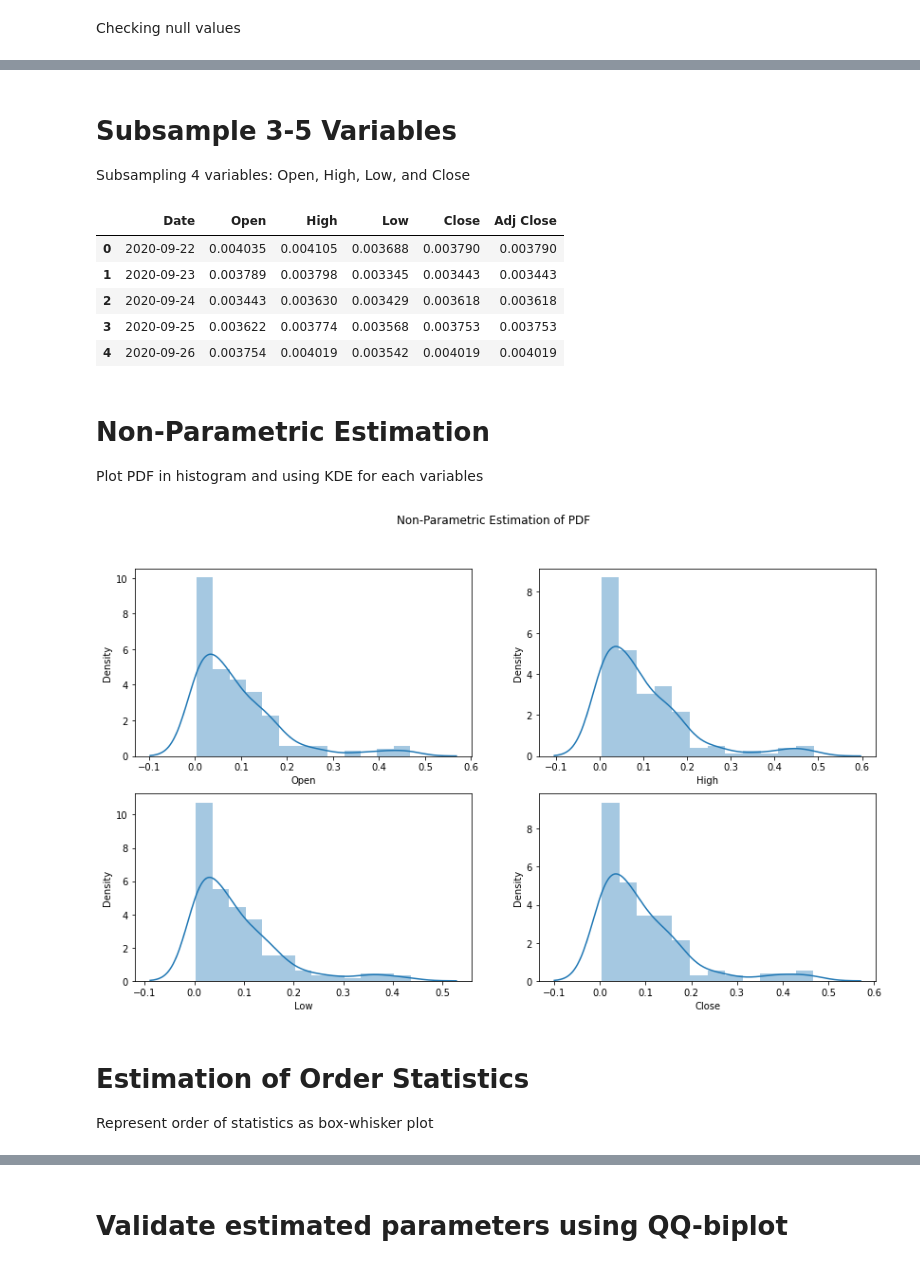
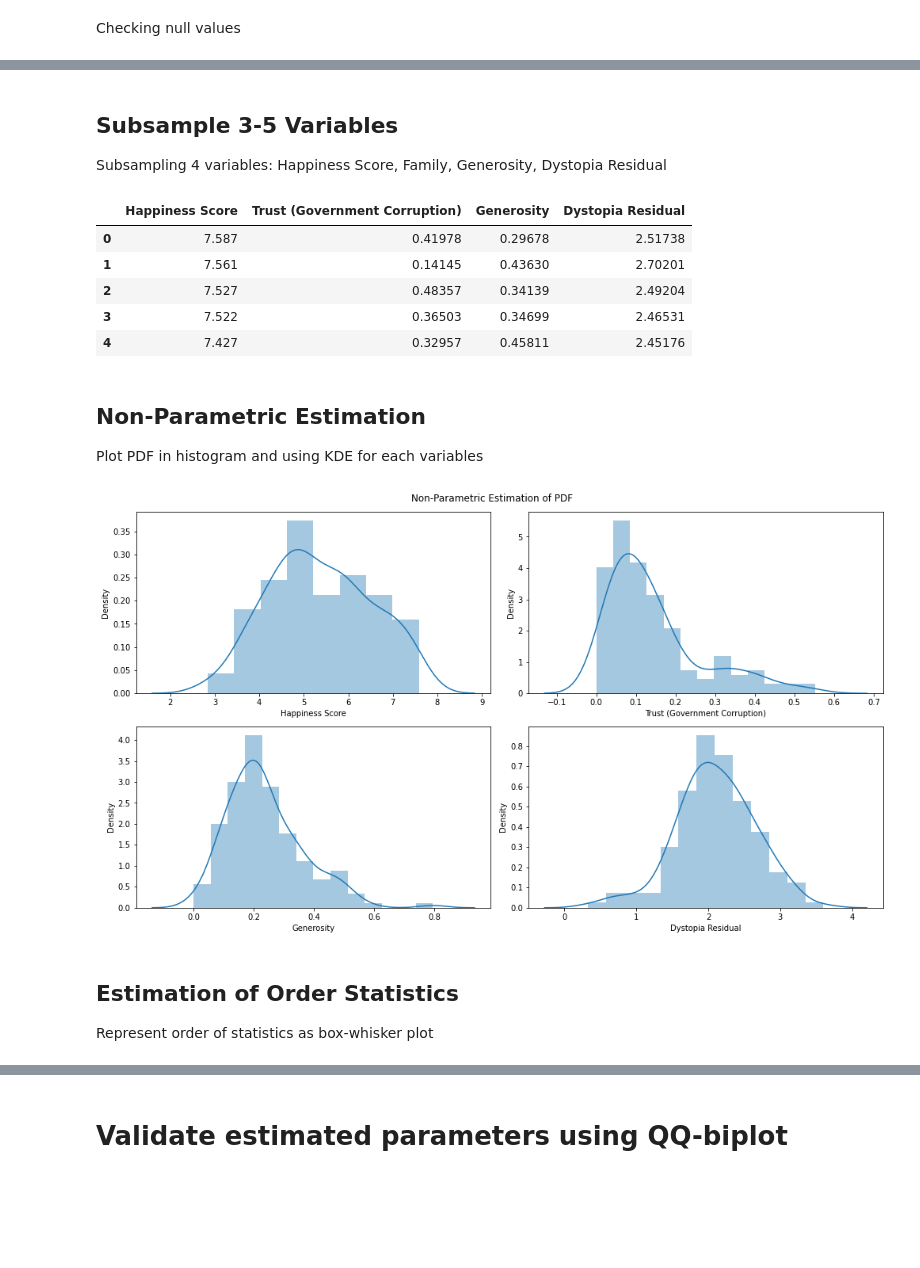
Before and after one commit to affand20/m2m-labs, a Jupyter notebook: lab1.ipynb, the cells around one changed output, grey strips where cells are left out. Cells and saved outputs as stored; diff of their text form; code cells hidden in the pictures; blank space fills up the shorter version.

Commit message:
update dataset

```diff
--- a/lab1.ipynb
+++ b/lab1.ipynb
@@ -19,4 +19,4 @@ Dataset: Stock Exchange from Kaggle
 # %%
-stock = pd.read_csv('./dataset/cryptocurrencies/HEX-USD.csv')
-stock.head()
+happiness = pd.read_csv('./dataset/happiness/2015.csv')
+happiness.head()
 # %% [output]
@@ -66,47 +53,41 @@ memory usage: 12.2+ KB
 # %% [markdown]
-Subsample 3-5 Variables
-=================================
-Subsampling 4 variables: Open, High, Low, and Close
+## Subsample 3-5 Variables
+Subsampling 4 variables: Happiness Score, Family, Generosity, Dystopia Residual
-# %%
-stock = stock.iloc[:, :6]
-stock.head()
-# %% [output]
-|  | Date | Open | High | Low | Close | Adj Close |
-| 0 | 2020-09-22 | 0.004035 | 0.004105 | 0.003688 | 0.003790 | 0.003790 |
-| 1 | 2020-09-23 | 0.003789 | 0.003798 | 0.003345 | 0.003443 | 0.003443 |
-| 2 | 2020-09-24 | 0.003443 | 0.003630 | 0.003429 | 0.003618 | 0.003618 |
-| 3 | 2020-09-25 | 0.003622 | 0.003774 | 0.003568 | 0.003753 | 0.003753 |
-| 4 | 2020-09-26 | 0.003754 | 0.004019 | 0.003542 | 0.004019 | 0.004019 |
+# %%
+happiness = happiness[['Happiness Score', 'Trust (Government Corruption)', 'Generosity', 'Dystopia Residual']]
+happiness.head()
+# %% [output]
+|  | Happiness Score | Trust (Government Corruption) | Generosity | Dystopia Residual |
+| 0 | 7.587 | 0.41978 | 0.29678 | 2.51738 |
+| 1 | 7.561 | 0.14145 | 0.43630 | 2.70201 |
+| 2 | 7.527 | 0.48357 | 0.34139 | 2.49204 |
+| 3 | 7.522 | 0.36503 | 0.34699 | 2.46531 |
+| 4 | 7.427 | 0.32957 | 0.45811 | 2.45176 |
 # %% [markdown]
-Non-Parametric Estimation
-===================================
+## Non-Parametric Estimation
 Plot PDF in histogram and using KDE for each variables
 # %%
 # initialize figure canvas
 fig, ax = plt.subplots(2, 2, figsize=(14,8))
 fig.suptitle('Non-Parametric Estimation of PDF')
 
-# plot Open variable
-# sns.histplot(data=stock, x='Open', ax=ax[0,0], kde=True)
-sns.distplot(stock['Open'], ax=ax[0,0], kde=True)
+# plot Happiness variable
+sns.distplot(happiness['Happiness Score'], ax=ax[0,0], kde=True)
 
-# plot High variable
-# sns.histplot(data=stock, x='High', ax=ax[0,1], kde=True)
-sns.distplot(stock['High'], ax=ax[0,1], kde=True)
+# plot Trust (Government Corruption) variable
+sns.distplot(happiness['Trust (Government Corruption)'], ax=ax[0,1], kde=True)
 
-# plot Low variable
-# sns.histplot(data=stock, x='Low', ax=ax[1,0], kde=True)
-sns.distplot(stock['Low'], ax=ax[1,0], kde=True)
+# plot Generosity variable
+sns.distplot(happiness['Generosity'], ax=ax[1,0], kde=True)
 
-# plot Close variable
-# sns.histplot(data=stock, x='Close', ax=ax[1,1], kde=True)
-sns.distplot(stock['Close'], ax=ax[1,1], kde=True)
+# plot Dystopia variable
+sns.distplot(happiness['Dystopia Residual'], ax=ax[1,1], kde=True)
 
+plt.tight_layout()
 plt.show()
 # %% [output]
-[figure, old version]
+[figure, new version]
 # %% [markdown]
-Estimation of Order Statistics
-========================================
+## Estimation of Order Statistics
 Represent order of statistics as box-whisker plot
 # %%
```
Also changed, not shown: parts of 24 cells of this notebook, 6 other files.
